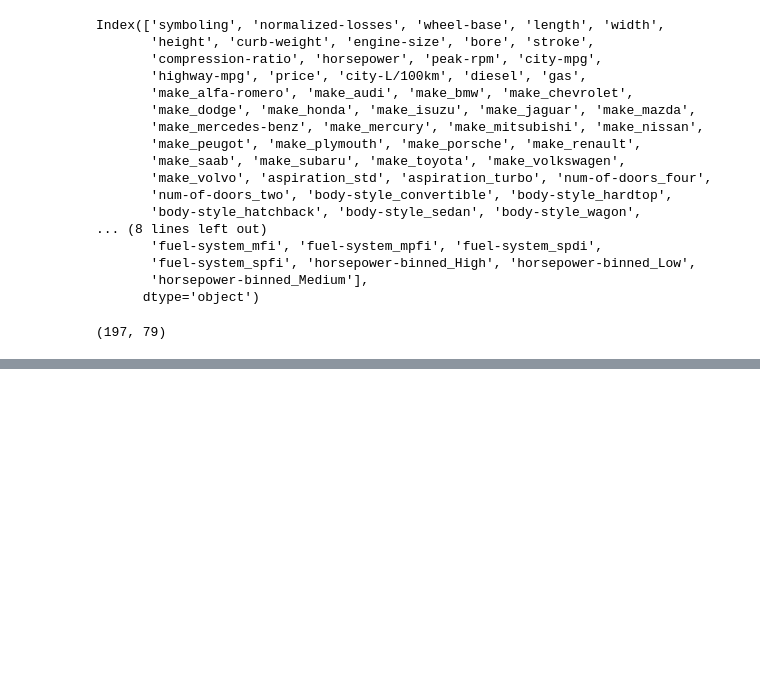
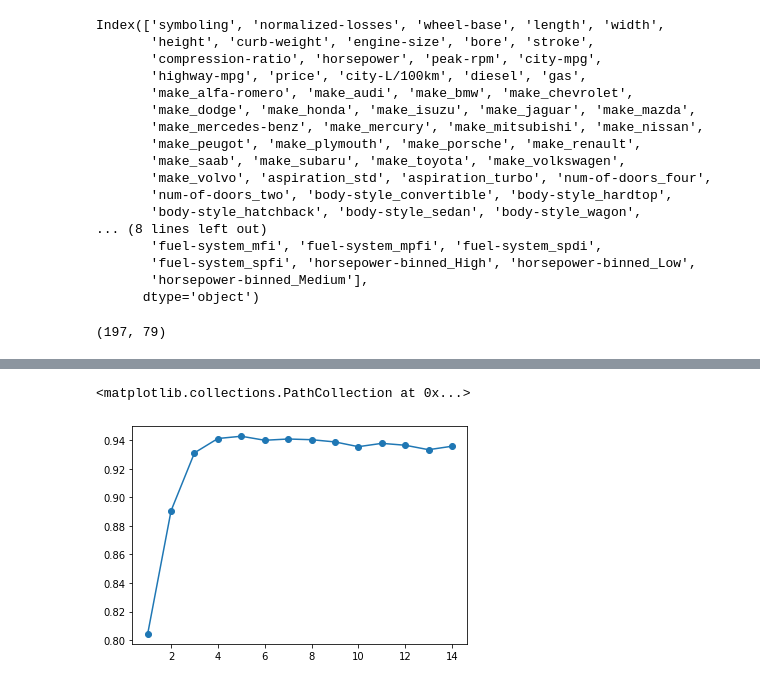
Before and after one commit to RobinTeotia/LinearModels_Project, a Jupyter notebook: Project_LinearModel_Automobiles.ipynb, the cells around one changed output, grey strips where cells are left out. Cells and saved outputs as stored; diff of their text form; code cells hidden in the pictures; blank space fills up the shorter version.

```diff
--- a/Project_LinearModel_Automobiles.ipynb
+++ b/Project_LinearModel_Automobiles.ipynb
@@ -160,0 +409,2 @@ cdf.plot()
+# %%
+x = np.linspace(0,5,5)
@@ -160,0 +415,17 @@ cdf.plot()
+# %%
+n=list(range(1,15))
+r=[]
+mse=[]
+for i in n:
+  from sklearn.cross_decomposition import PLSRegression
+  pls = PLSRegression(n_components=i)
+  x = df.drop(['price'],axis=1)
+  y = df['price']
+  from sklearn.model_selection import train_test_split
+  x_train, x_test, y_train, y_test = train_test_split(x, y, test_size=0.2, random_state=1)
+  pls.fit(x_train, y_train)
+  y_pred = pls.predict(x_test)
+  r.append(metrics.r2_score(y_test,y_pred))
+  mse.append(metrics.mean_squared_error(y_test,y_pred))
+  print("r2: ", metrics.r2_score(y_test,y_pred))
+  print("mean square error: ", metrics.mean_squared_error(y_test,y_pred))
@@ -160,0 +450,8 @@ cdf.plot()
+# %%
+fig = plt.figure()
+plt.plot(n, r, '-')
+plt.scatter(n,r)
+#plt.plot(n, mse, '--')
+# %% [output]
+<matplotlib.collections.PathCollection at 0x...>
+[figure, added]
```
Also changed, not shown: parts of 38 cells of this notebook.
